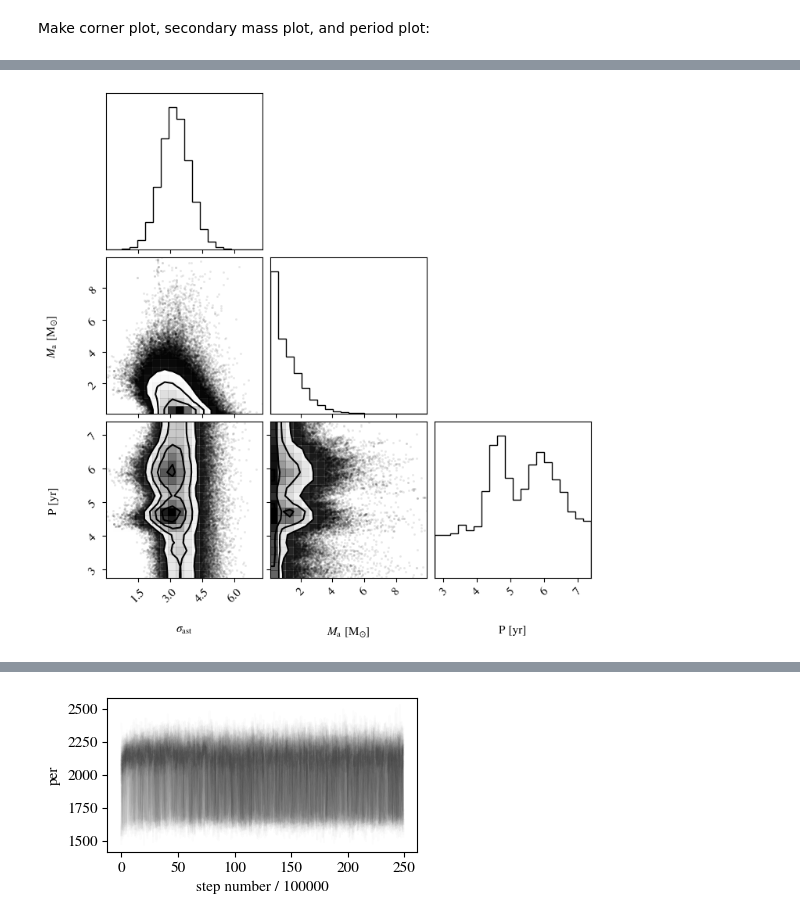
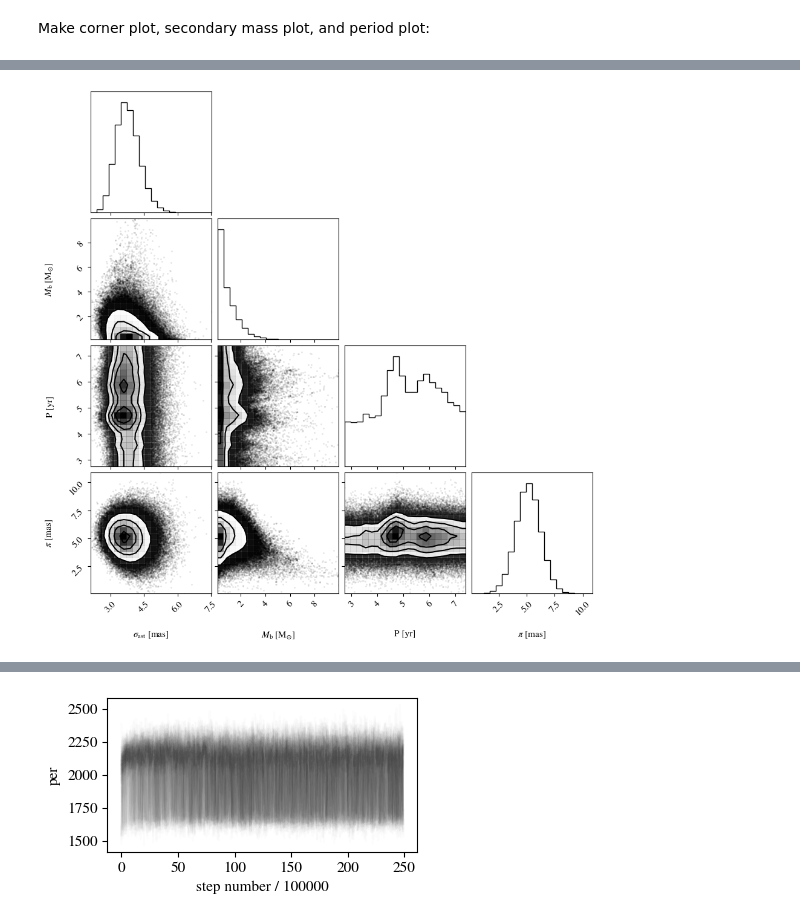
Before and after one commit to sblunt/betelgeuse, a Jupyter notebook: is_it_real.ipynb, the cells around one changed output, grey strips where cells are left out. Saved outputs shown, nothing was run; the diff lists cells and outputs as text; code cells hidden in the pictures.

Commit message:
updated plots with corrected var

```diff
--- a/is_it_real.ipynb
+++ b/is_it_real.ipynb
@@ -289,27 +289,29 @@ lo:275.90308193878445
 # %%
 # show jitter/m1 correlation
 import corner
 
 sigma_ast = beetle_results.post[:, -1]
 
 to_plot = np.array(
     [
         sigma_ast,
         beetle_results.post[:, beetle_results.system.param_idx["m1"]],
         beetle_results.post[:, beetle_results.system.param_idx["per1"]],
+        beetle_results.post[:, beetle_results.system.param_idx["plx"]],
     ],
 )
 corner.corner(
     to_plot.T,
     labels=[
-        "$\sigma_{\\mathrm{{ast}}}$",
-        "$M_{{\\mathrm{{a}}}}$ [M$_{\odot}$]",
+        "$\sigma_{\\mathrm{{ast}}}$ [mas]",
+        "$M_{{\\mathrm{{b}}}}$ [M$_{\odot}$]",
         "P [yr]",
+        "$\pi$ [mas]",
     ],
 )
 plt.savefig(f"{savedir}/jitter_mass.pdf", dpi=250)
 # %% [output]
-[figure, old version]
+[figure, new version]
 # %%
 # compare distance for two different fits
 
```
Also changed, not shown: parts of 6 cells of this notebook, 26 other files.
